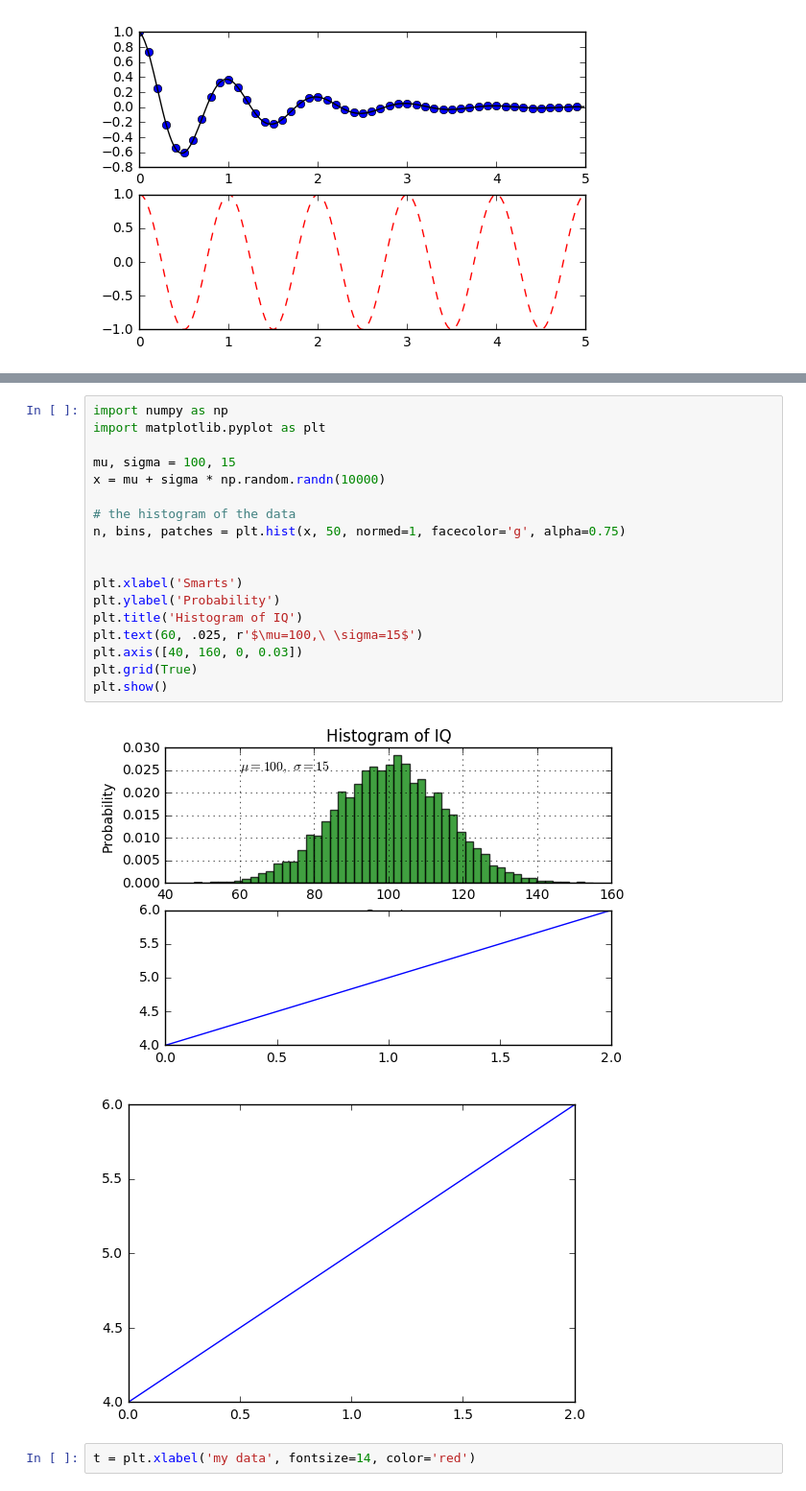
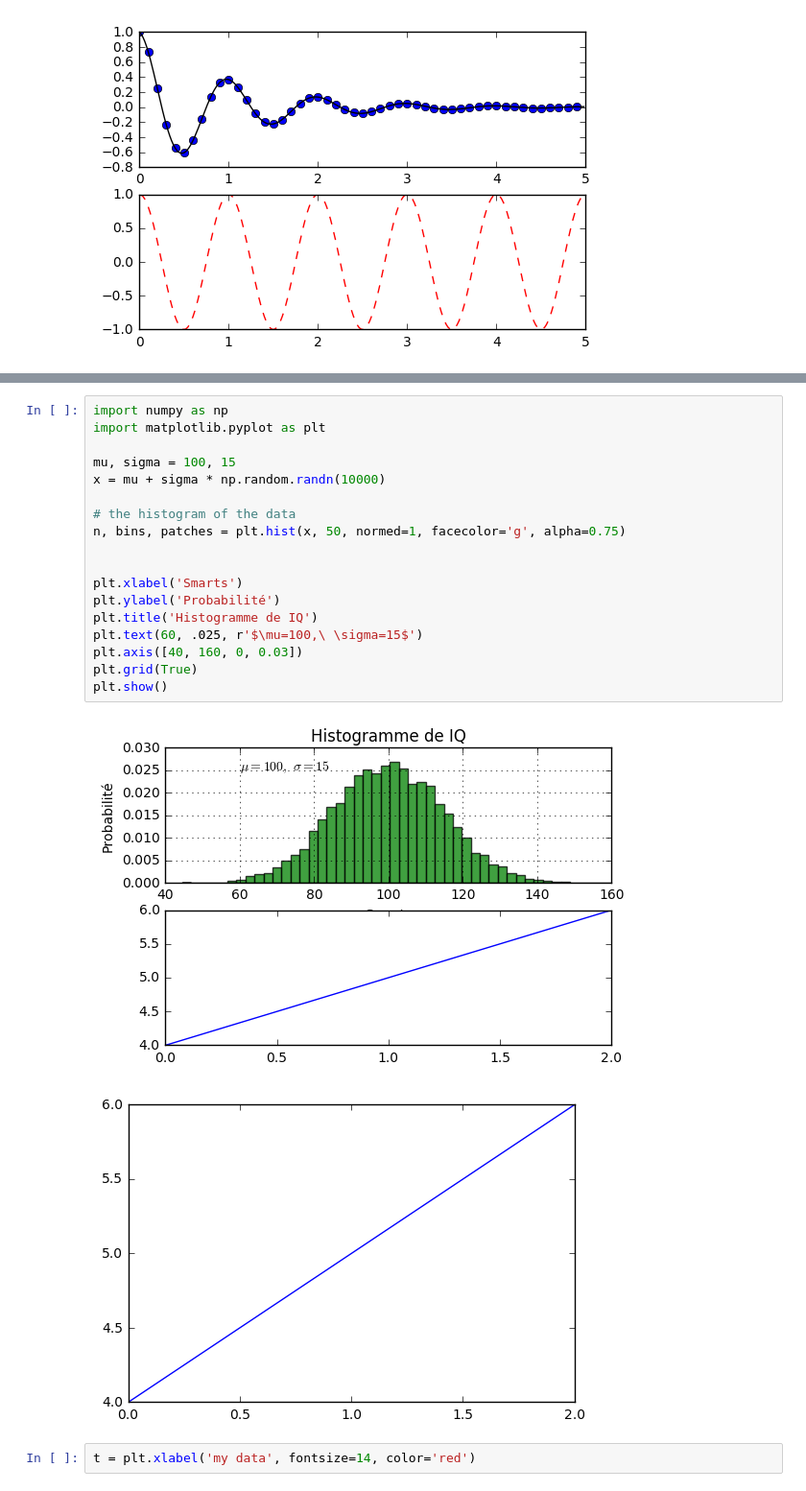
Before and after one commit to diarramame/python, a Jupyter notebook: matplotlib.ipynb, the cells around one changed output, grey strips where cells are left out. Shown: that part at 96% size. Cells and saved outputs as stored; diff of their text form.

```diff
--- a/matplotlib.ipynb
+++ b/matplotlib.ipynb
@@ -124,23 +122,23 @@ plt.title('Easy as 1, 2, 3') # subplot 211 title
 # %%
 import numpy as np
 import matplotlib.pyplot as plt
 
 mu, sigma = 100, 15
 x = mu + sigma * np.random.randn(10000)
 
 # the histogram of the data
 n, bins, patches = plt.hist(x, 50, normed=1, facecolor='g', alpha=0.75)
 
 
 plt.xlabel('Smarts')
-plt.ylabel('Probability')
-plt.title('Histogram of IQ')
+plt.ylabel('Probabilité')
+plt.title('Histogramme de IQ')
 plt.text(60, .025, r'$\mu=100,\ \sigma=15$')
 plt.axis([40, 160, 0, 0.03])
 plt.grid(True)
 plt.show()
 # %% [output]
-[figure, old version]
+[figure, new version]
 [figure]
 # %%
 t = plt.xlabel('my data', fontsize=14, color='red')
```
Also changed, not shown: parts of 5 cells of this notebook.
